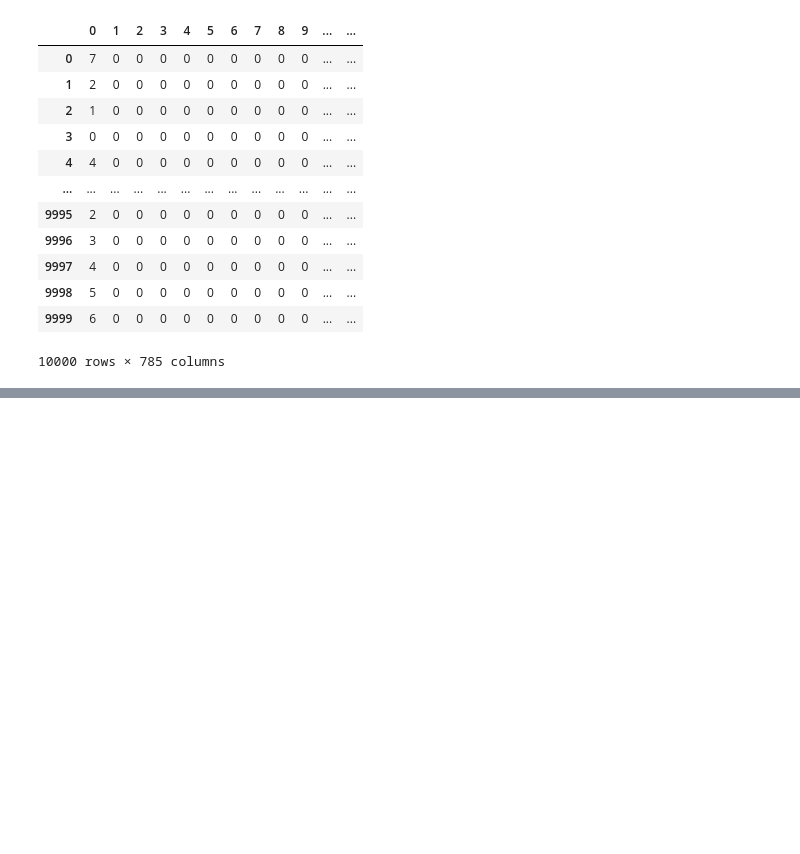
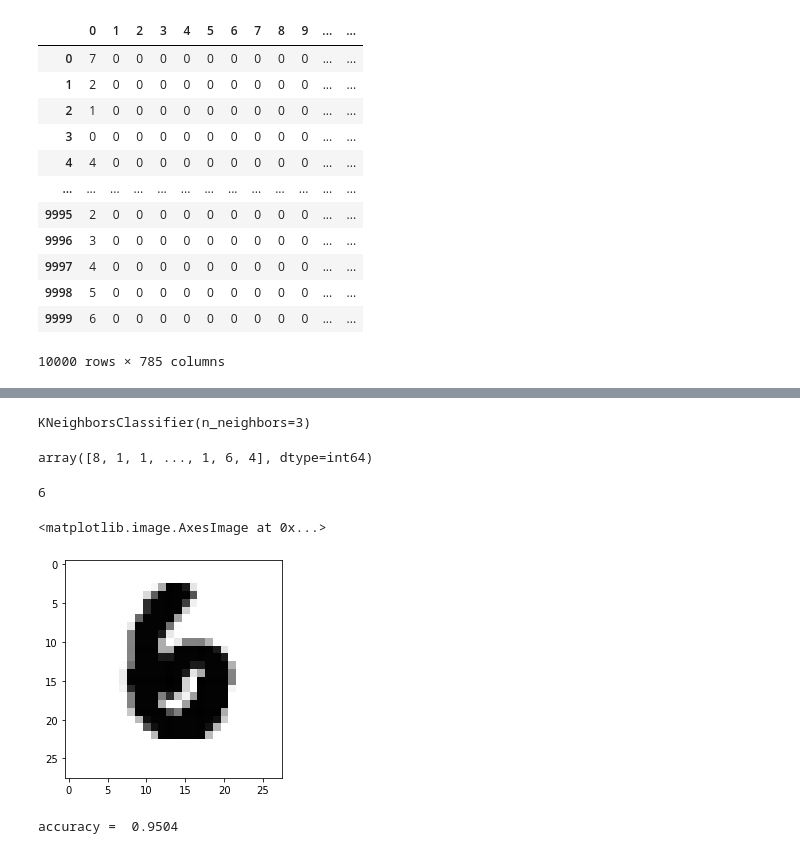
Before and after one commit to DelicateYeti1/Repository_for_education, a Jupyter notebook: All tasks/Number_Guesser/Numder_Guesser.ipynb, the cells around one changed output, grey strips where cells are left out. Saved outputs shown, nothing was run; the diff lists cells and outputs as text; code cells hidden in the pictures; blank space fills up the shorter version.

```diff
--- a/All tasks/Number_Guesser/Numder_Guesser.ipynb
+++ b/All tasks/Number_Guesser/Numder_Guesser.ipynb
@@ -25,0 +97,2 @@ NameError: name 'columns' is not defined
+# %%
+X_train, X_test, y_train, y_test = train_test_split(my_data, target, random_state = 0)
@@ -25,0 +113,3 @@ NameError: name 'columns' is not defined
+# %%
+X_train = X_train / 255
+X_test = X_test / 255
@@ -25,0 +139,4 @@ NameError: name 'columns' is not defined
+# %%
+knn.fit(X_train, y_train)
+# %% [output]
+KNeighborsClassifier(n_neighbors=3)
@@ -25,0 +145,17 @@ NameError: name 'columns' is not defined
+# %%
+y_pred
+# %% [output]
+array([8, 1, 1, ..., 1, 6, 4], dtype=int64)
+# %%
+y_test[245]
+# %% [output]
+6
+# %%
+plt.imshow(X_test[245].reshape(28,28), cmap = "Greys")
+# %% [output]
+<matplotlib.image.AxesImage at 0x...>
+[figure, added]
+# %%
+print('accuracy = ', knn.score(X_test, y_test))
+# %% [output]
+accuracy =  0.9504
```
Also changed, not shown: parts of 15 cells of this notebook.
